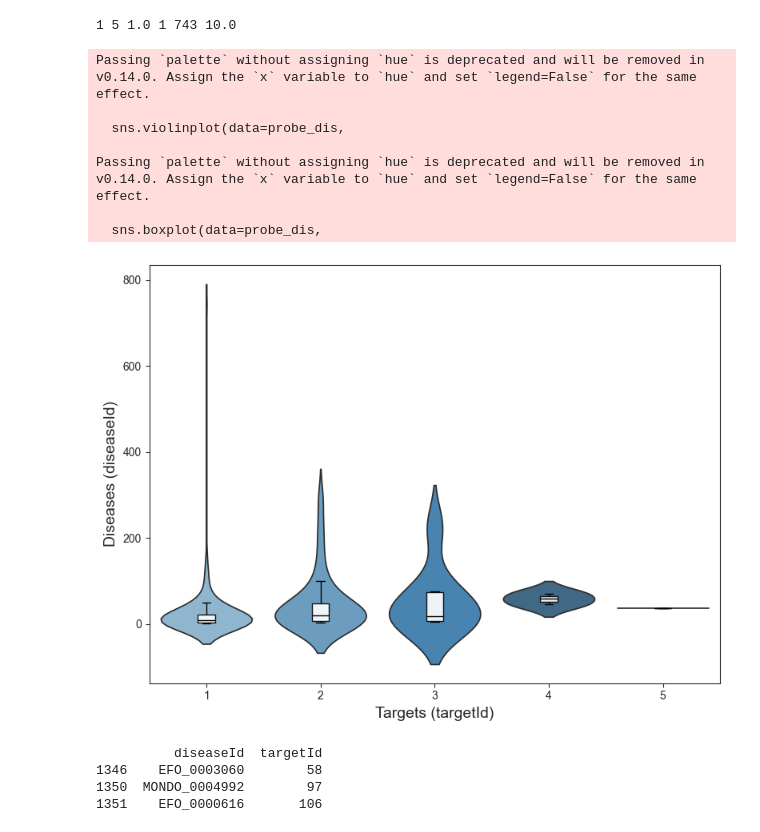
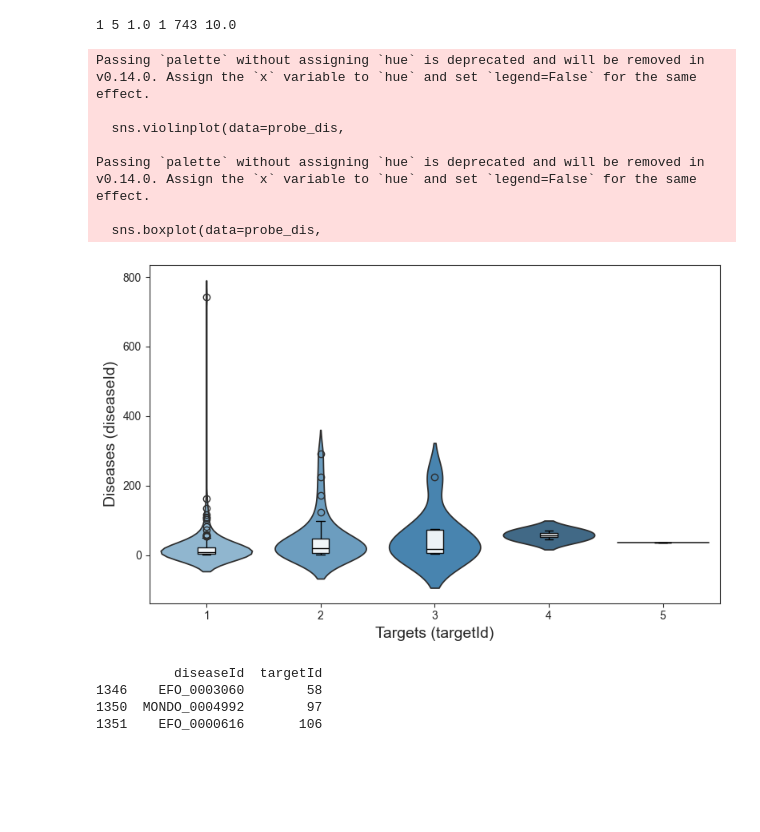
Before and after one commit to chembl/chemical_probes_lit, a Jupyter notebook: 2_probesLit/8_plotting_data.ipynb, the cells around one changed output. Drawn from its saved outputs; the diff is of its cells as text; code cells hidden in the pictures; blank space fills up the shorter version.

```diff
--- a/2_probesLit/8_plotting_data.ipynb
+++ b/2_probesLit/8_plotting_data.ipynb
@@ -492,7 +476,7 @@ print(probe_dis.targetId.min(),probe_dis.targetId.max(),probe_dis.targetId.media
 sns.set_style("ticks")
 
 # Create the figure and axes
-plt.figure(figsize=(8, 6)) # Optional: Adjust figure size
+plt.figure(figsize=(8, 5)) # Optional: Adjust figure size
 ax = plt.gca() # Get the current axes
 
 # 1. Create the violin plot WITHOUT the inner element
@@ -507,7 +491,7 @@ sns.violinplot(data=probe_dis,
 sns.boxplot(data=probe_dis,
             x='targetId',
             y='diseaseId',
-            showfliers=False,   # Hide outliers here (violin shows full range)
+            showfliers=True,   # Hide outliers here (violin shows full range)
             width=0.15,         # Make boxes narrow to fit inside violins
             palette='Blues_d',  # Use same palette for consistency (optional)
             boxprops=dict(facecolor='white', edgecolor='black', alpha=0.9), # *** Set facecolor to white ***
@@ -517,34 +501,34 @@ sns.boxplot(data=probe_dis,
             ax=ax)              # Specify the same axes
 
 # Improve appearance
 sns.despine()
 
 # Set labels and layout
 plt.xlabel('Targets (targetId)', fontsize=14)
 plt.ylabel('Diseases (diseaseId)', fontsize=14)
 
 # --- Ensure all four spines are visible to form a box ---
 ax.spines['top'].set_visible(True)
 ax.spines['right'].set_visible(True)
 ax.spines['left'].set_visible(True)
 ax.spines['bottom'].set_visible(True)
 
 plt.tight_layout()
 
 
 # Save and show the figure (updated filename)
 plt.savefig("figs/ner_probe_tar_dis_distribution.png", dpi=400)
 plt.savefig("figs/ner_probe_tar_dis_distribution.svg", dpi=400)
 plt.show()
 # %% [output]
 Passing `palette` without assigning `hue` is deprecated and will be removed in v0.14.0. Assign the `x` variable to `hue` and set `legend=False` for the same effect.
 
   sns.violinplot(data=probe_dis,
 
 Passing `palette` without assigning `hue` is deprecated and will be removed in v0.14.0. Assign the `x` variable to `hue` and set `legend=False` for the same effect.
 
   sns.boxplot(data=probe_dis,
-[figure, old version]
+[figure, new version]
 # %%
 #checking the 3 most frequents disease in the heatmap
 grt = ner_triplets_ptpairs.groupby(['diseaseId']).agg({'targetId': 'nunique'}).sort_values(by=['targetId']).reset_index()
```
Also changed, not shown: parts of 45 cells of this notebook, 28 other files.
